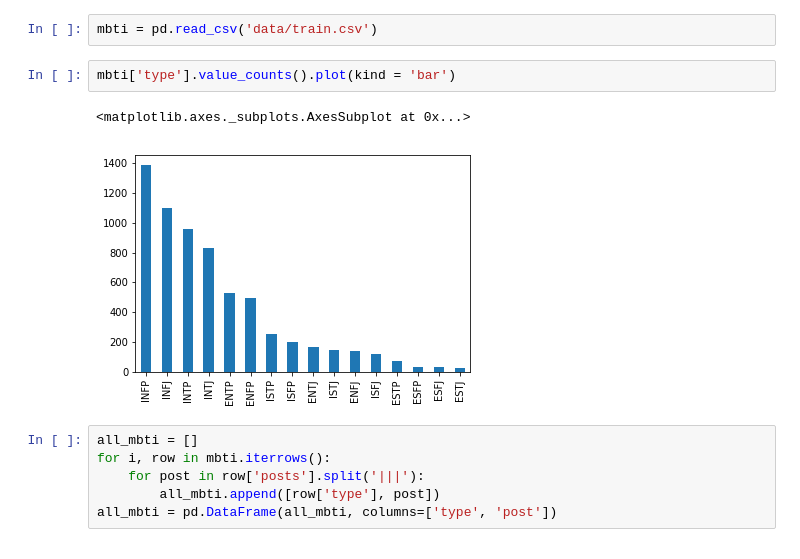
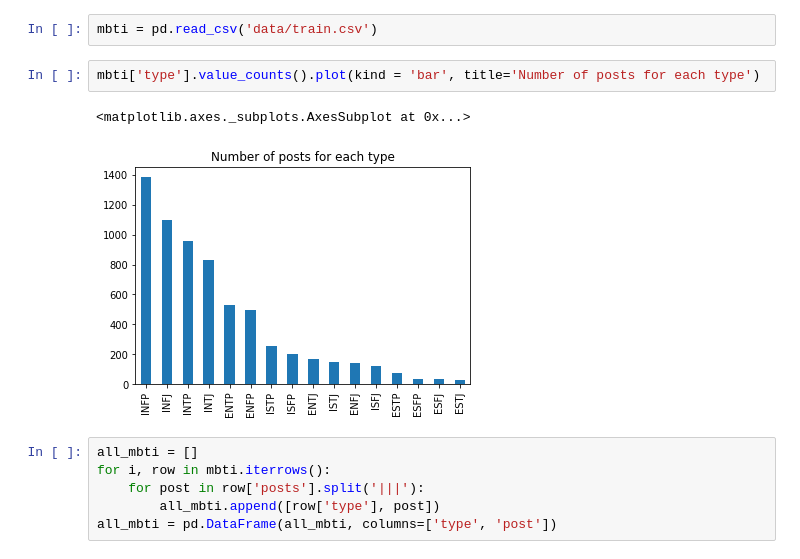
Before and after one commit to Wahe3bru/PersonalityProfiles, a Jupyter notebook: partDeux.ipynb, the cells around one changed output. Cells and saved outputs as stored; diff of their text form.

```diff
--- a/partDeux.ipynb
+++ b/partDeux.ipynb
@@ -10,10 +10,10 @@ import seaborn as sns
 # %%
 mbti = pd.read_csv('data/train.csv')
 # %%
-mbti['type'].value_counts().plot(kind = 'bar')
+mbti['type'].value_counts().plot(kind = 'bar', title='Number of posts for each type')
 # %% [output]
 <matplotlib.axes._subplots.AxesSubplot at 0x...>
-[figure, old version]
+[figure, new version]
 # %%
 all_mbti = []
 for i, row in mbti.iterrows():
```
Also changed, not shown: parts of 40 cells of this notebook, 14 other files.
